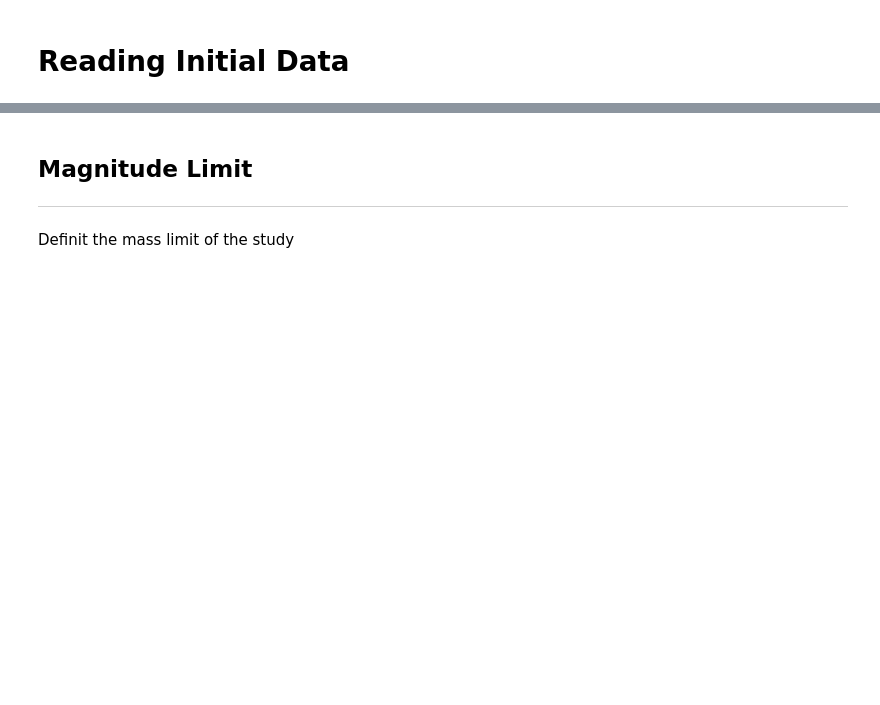
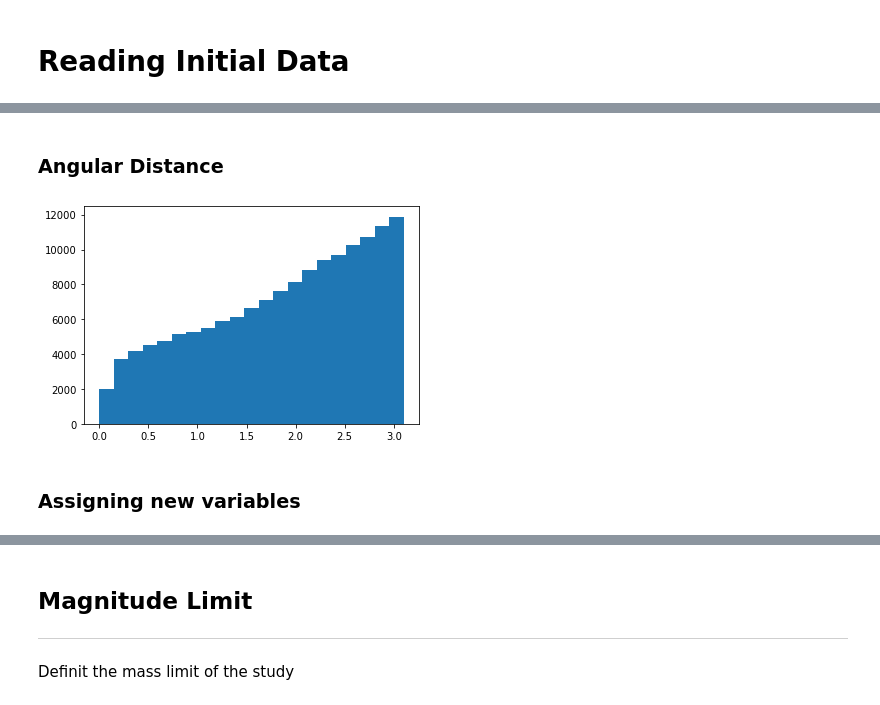
Before and after one commit to estevesjh/galaxyFormation, a Jupyter notebook: notebooks/PreProcessing.ipynb, the cells around one changed output, grey strips where cells are left out. Drawn from its saved outputs; the diff is of its cells as text; code cells hidden in the pictures; blank space fills up the shorter version.

```diff
--- a/notebooks/PreProcessing.ipynb
+++ b/notebooks/PreProcessing.ipynb
@@ -77,0 +83,27 @@ Table length=92374
+# %%
+cid  = np.array(cat['Yang'])
+
+ra_c = np.array(cat['RA'])
+de_c = np.array(cat['DEC'])
+zcls = np.array(cat['redshift'])
+
+theta200m = np.array(cat['thetaR200m']) # degrees
+theta200c = np.array(cat['thetaR200']) # degrees
+
+r200m = np.array(cat['R200m'])
+r200c = np.array(cat['R200c'])
+m200c = np.array(cat['logM200c'])
+
+ra_g = np.array(gal['ra'])
+de_g = np.array(gal['dec'])
+distance = np.array(gal['distance'])/60
+# %%
+import esutil
+gcid = np.array(gal['Yang'])
+cid  = np.array(cat['Yang'])
+
+key = esutil.numpy_util.match(cid,gcid)
+# %%
+into_cls, into_gal = key[0], key[1]
+# %% [markdown]
+### Angular Distance
@@ -77,0 +139,6 @@ Table length=92374
+# %%
+_ = plt.hist(distance/(theta200m[into_cls]),bins=21)
+# %% [output]
+[figure, added]
+# %% [markdown]
+### Assigning new variables
```
Also changed, not shown: parts of 56 cells of this notebook, 3 other files.
